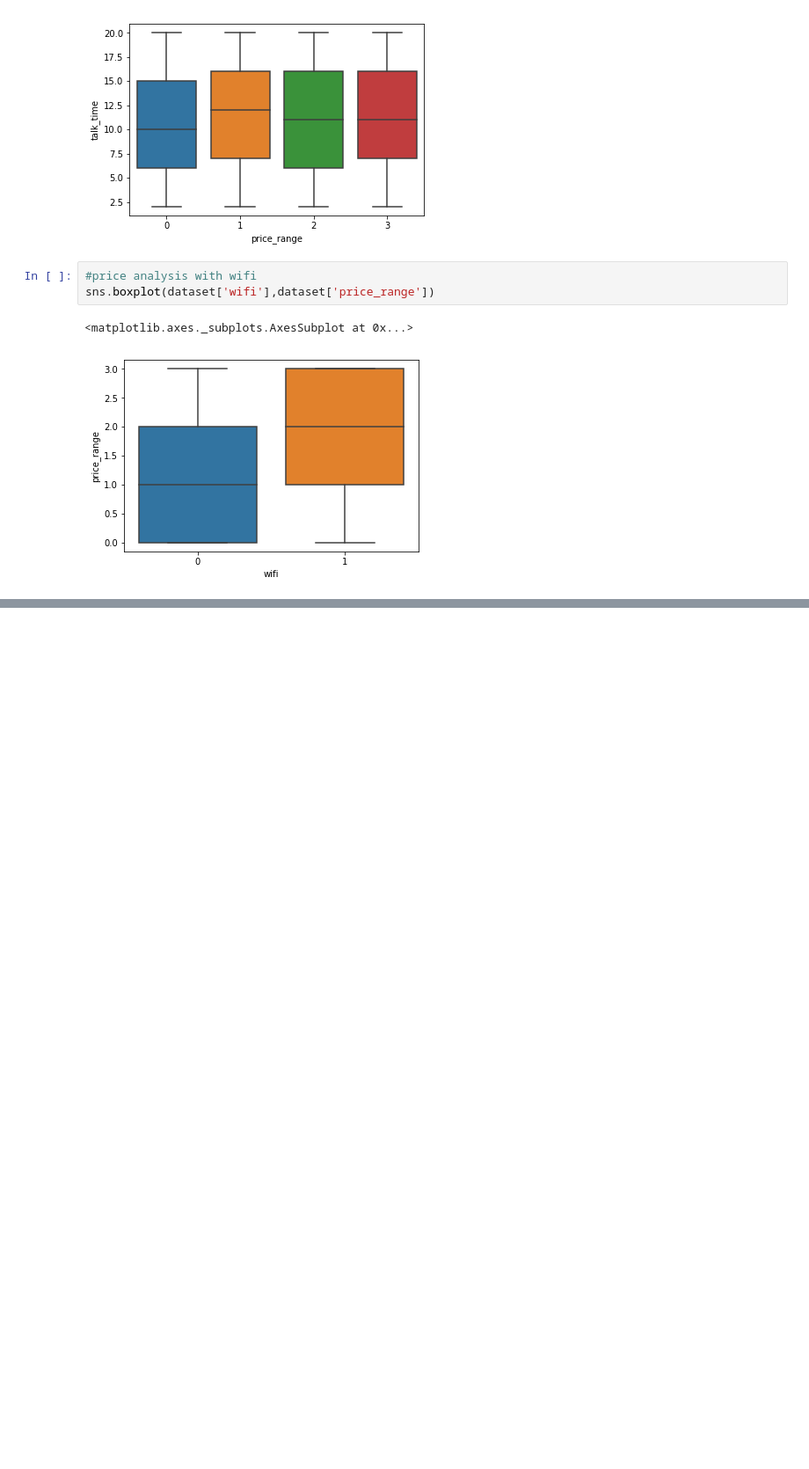
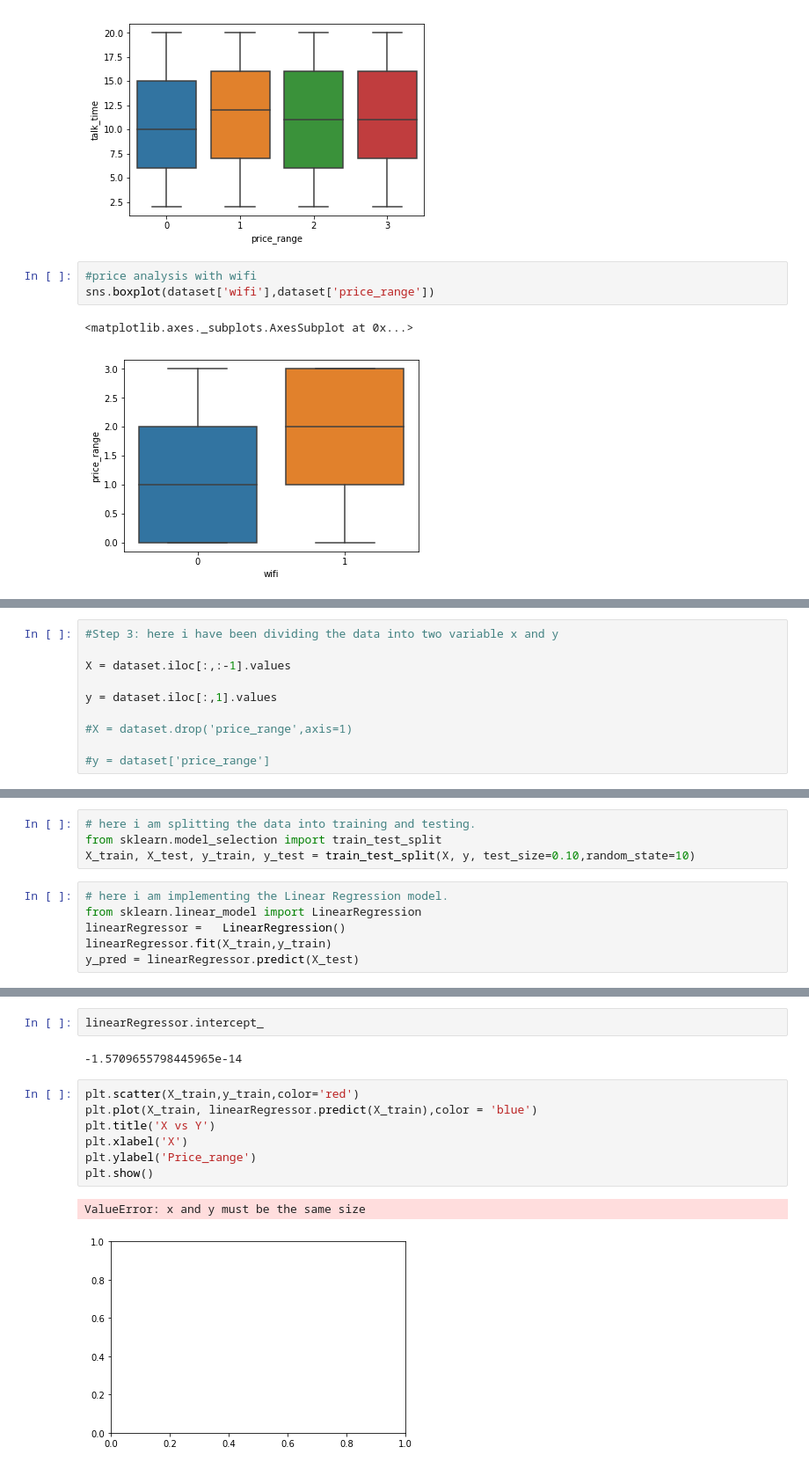
Before and after one commit to akashguptaaa/Mobile-Price-Prediction-Using-Machine-Learning-Technique, a Jupyter notebook: Mobile Price Prediction.ipynb, the cells around one changed output, grey strips where cells are left out. Shown at 88% size. Cells and saved outputs as stored; diff of their text form; blank space fills up the shorter version.

```diff
--- a/Mobile Price Prediction.ipynb
+++ b/Mobile Price Prediction.ipynb
@@ -262,0 +284,10 @@ sns.boxplot(dataset['wifi'],dataset['price_range'])
+# %%
+#Step 3: here i have been dividing the data into two variable x and y
+
+X = dataset.iloc[:,:-1].values
+
+y = dataset.iloc[:,1].values
+
+#X = dataset.drop('price_range',axis=1)
+
+#y = dataset['price_range']
@@ -262,0 +302,10 @@ sns.boxplot(dataset['wifi'],dataset['price_range'])
+# %%
+# here i am splitting the data into training and testing.
+from sklearn.model_selection import train_test_split
+X_train, X_test, y_train, y_test = train_test_split(X, y, test_size=0.10,random_state=10)
+# %%
+# here i am implementing the Linear Regression model.
+from sklearn.linear_model import LinearRegression
+linearRegressor =   LinearRegression()
+linearRegressor.fit(X_train,y_train)
+y_pred = linearRegressor.predict(X_test)
@@ -262,0 +356,14 @@ sns.boxplot(dataset['wifi'],dataset['price_range'])
+# %%
+linearRegressor.intercept_
+# %% [output]
+-1.5709655798445965e-14
+# %%
+plt.scatter(X_train,y_train,color='red')
+plt.plot(X_train, linearRegressor.predict(X_train),color = 'blue')
+plt.title('X vs Y')
+plt.xlabel('X')
+plt.ylabel('Price_range')
+plt.show()
+# %% [output]
+ValueError: x and y must be the same size
+[figure, added]
```
Also changed, not shown: parts of 36 cells of this notebook.
